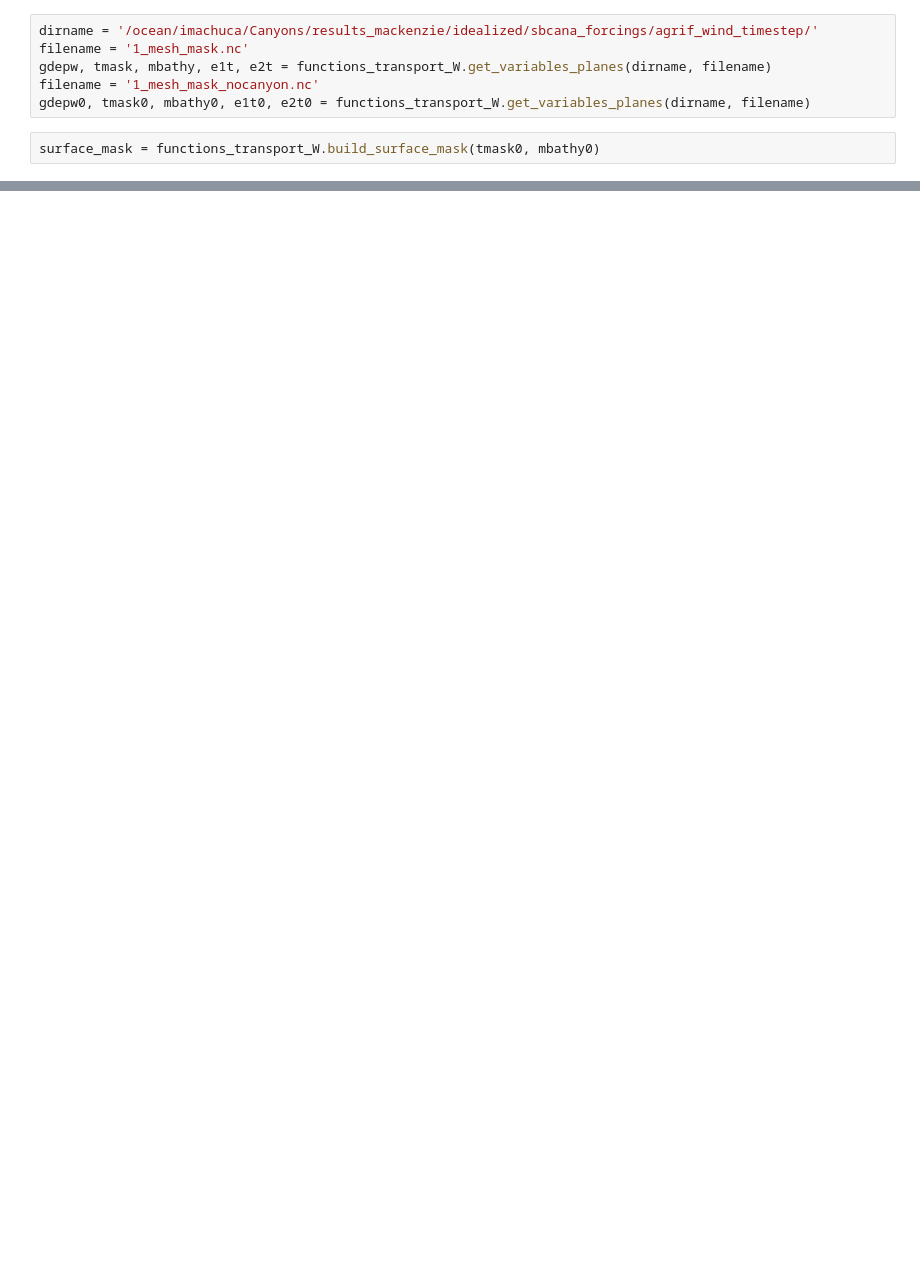
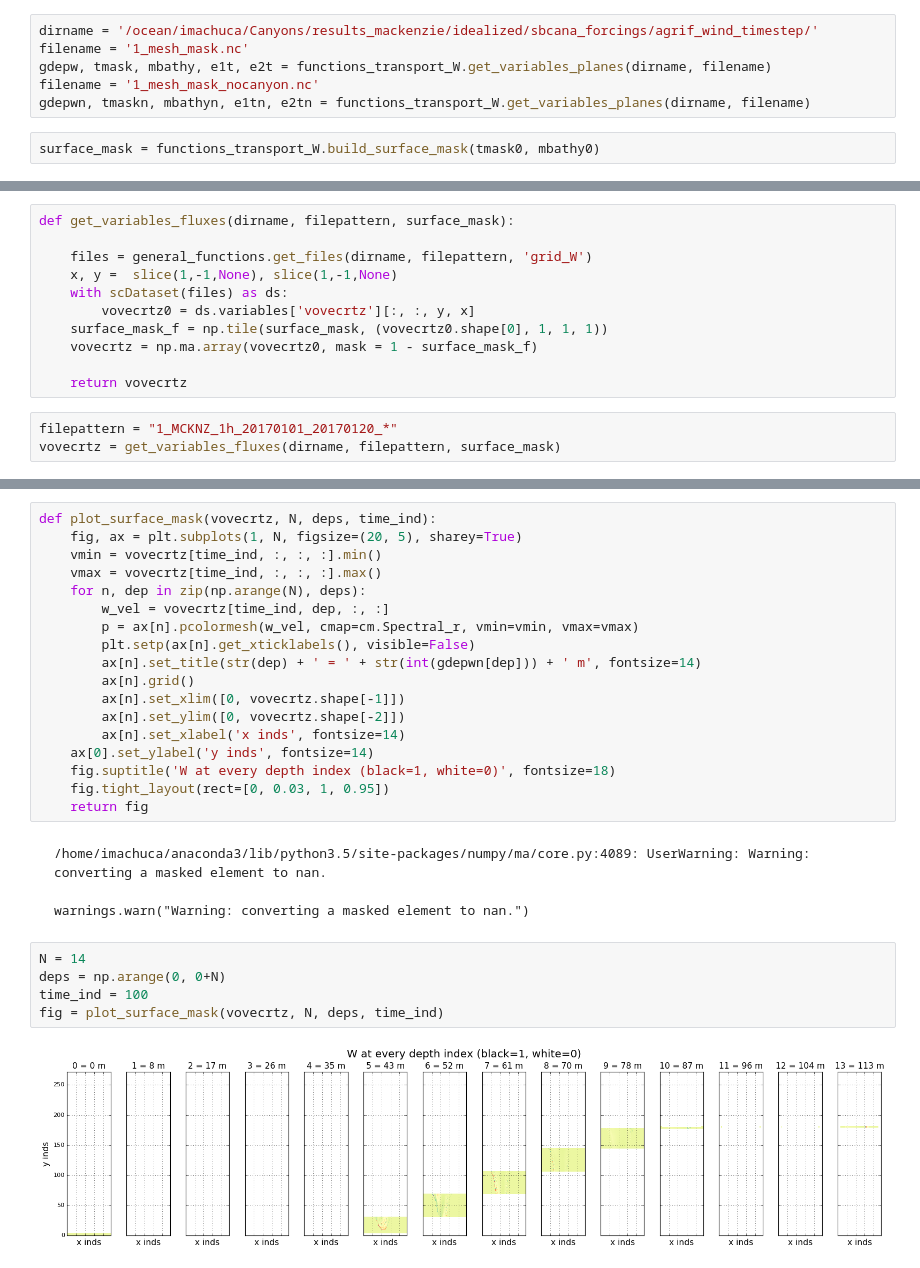
Before and after one commit to UBC-MOAD/analysis_mackenzie_canyon, a Jupyter notebook: notebooks/transport_fluxes/W_transports.ipynb, the cells around one changed output, grey strips where cells are left out. Saved outputs shown, nothing was run; the diff lists cells and outputs as text; blank space fills up the shorter version.

Commit message:
W_vel loads (a bit temperamental), depth snapshots of velocity

```diff
--- a/notebooks/transport_fluxes/W_transports.ipynb
+++ b/notebooks/transport_fluxes/W_transports.ipynb
@@ -17,6 +15,6 @@ dirname = '/ocean/imachuca/Canyons/results_mackenzie/idealized/sbcana_forcings/a
 filename = '1_mesh_mask.nc'
 gdepw, tmask, mbathy, e1t, e2t = functions_transport_W.get_variables_planes(dirname, filename)
 filename = '1_mesh_mask_nocanyon.nc'
-gdepw0, tmask0, mbathy0, e1t0, e2t0 = functions_transport_W.get_variables_planes(dirname, filename)
+gdepwn, tmaskn, mbathyn, e1tn, e2tn = functions_transport_W.get_variables_planes(dirname, filename)
 # %%
 surface_mask = functions_transport_W.build_surface_mask(tmask0, mbathy0)
@@ -22,0 +25,14 @@ surface_mask = functions_transport_W.build_surface_mask(tmask0, mbathy0)
+# %%
+def get_variables_fluxes(dirname, filepattern, surface_mask):
+
+    files = general_functions.get_files(dirname, filepattern, 'grid_W')
+    x, y =  slice(1,-1,None), slice(1,-1,None)
+    with scDataset(files) as ds:
+        vovecrtz0 = ds.variables['vovecrtz'][:, :, y, x]
+    surface_mask_f = np.tile(surface_mask, (vovecrtz0.shape[0], 1, 1, 1))
+    vovecrtz = np.ma.array(vovecrtz0, mask = 1 - surface_mask_f)
+
+    return vovecrtz
+# %%
+filepattern = "1_MCKNZ_1h_20170101_20170120_*"
+vovecrtz = get_variables_fluxes(dirname, filepattern, surface_mask)
@@ -22,0 +41,29 @@ surface_mask = functions_transport_W.build_surface_mask(tmask0, mbathy0)
+# %%
+def plot_surface_mask(vovecrtz, N, deps, time_ind):
+    fig, ax = plt.subplots(1, N, figsize=(20, 5), sharey=True)
+    vmin = vovecrtz[time_ind, :, :, :].min()
+    vmax = vovecrtz[time_ind, :, :, :].max()
+    for n, dep in zip(np.arange(N), deps):
+        w_vel = vovecrtz[time_ind, dep, :, :]
+        p = ax[n].pcolormesh(w_vel, cmap=cm.Spectral_r, vmin=vmin, vmax=vmax)
+        plt.setp(ax[n].get_xticklabels(), visible=False)
+        ax[n].set_title(str(dep) + ' = ' + str(int(gdepwn[dep])) + ' m', fontsize=14)
+        ax[n].grid()
+        ax[n].set_xlim([0, vovecrtz.shape[-1]])
+        ax[n].set_ylim([0, vovecrtz.shape[-2]])
+        ax[n].set_xlabel('x inds', fontsize=14)
+    ax[0].set_ylabel('y inds', fontsize=14)
+    fig.suptitle('W at every depth index (black=1, white=0)', fontsize=18)
+    fig.tight_layout(rect=[0, 0.03, 1, 0.95])
+    return fig
+# %% [markdown]
+    /home/imachuca/anaconda3/lib/python3.5/site-packages/numpy/ma/core.py:4089: UserWarning: Warning: converting a masked element to nan.
+
+    warnings.warn("Warning: converting a masked element to nan.")
+# %%
+N = 14
+deps = np.arange(0, 0+N)
+time_ind = 100
+fig = plot_surface_mask(vovecrtz, N, deps, time_ind)
+# %% [output]
+[figure, added]
```
Also changed, not shown: parts of 5 cells of this notebook.
